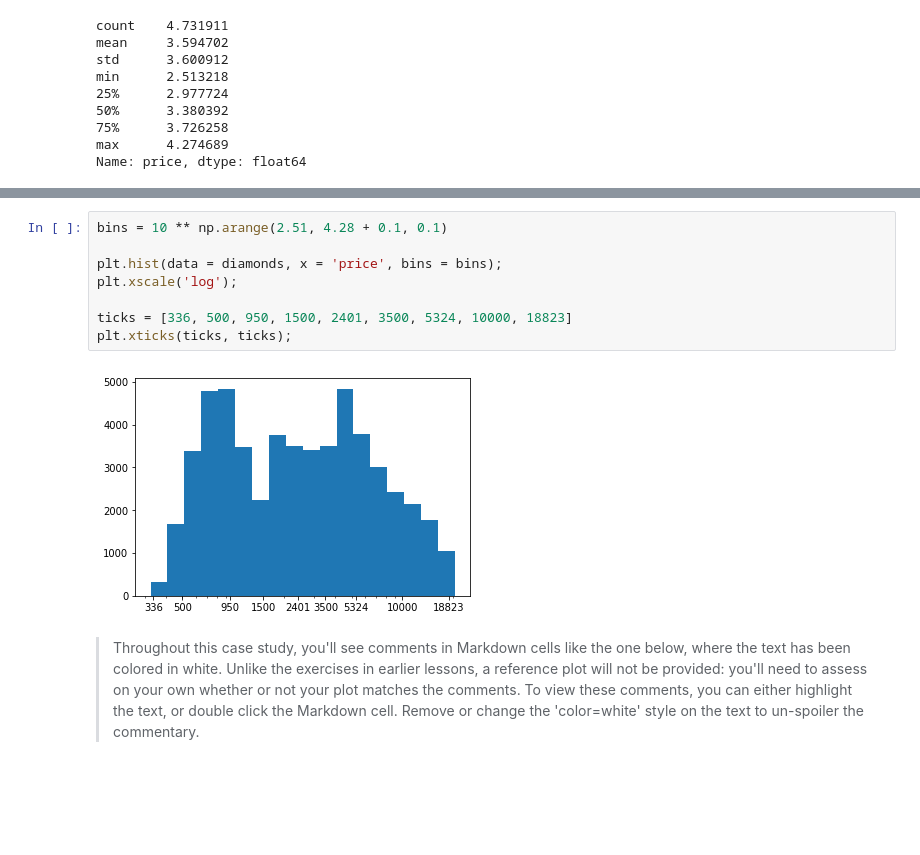
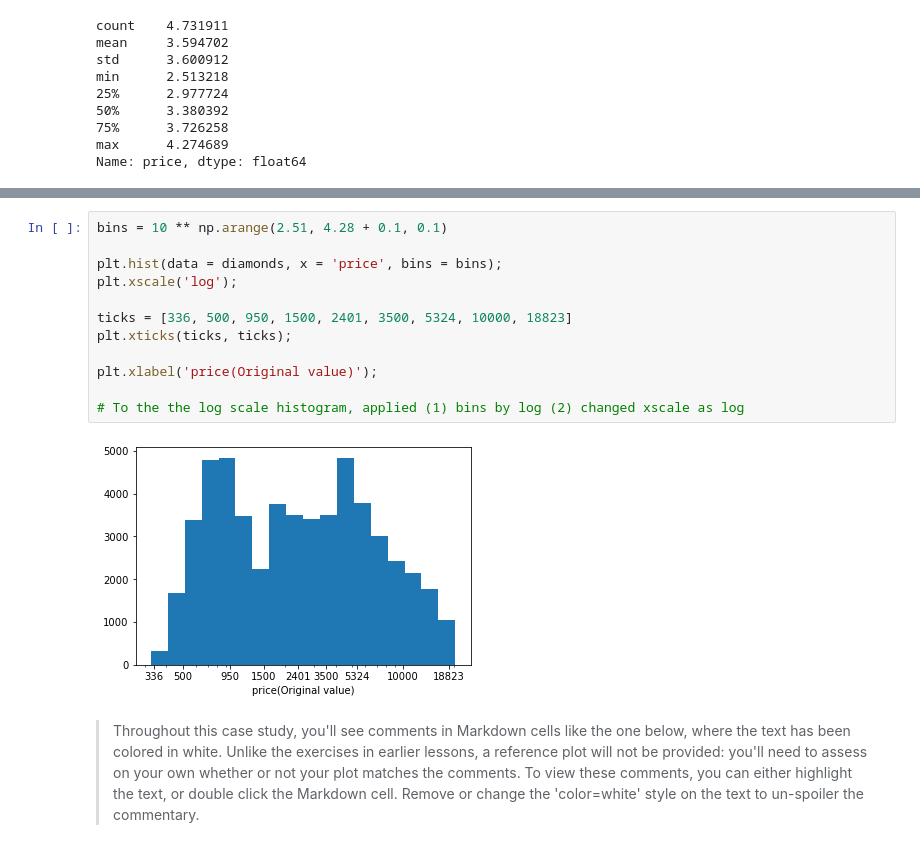
Before and after one commit to cpasean/Visualization, a Jupyter notebook: _Univariate_Exploration_hist_countplot per ratio.ipynb, the cells around one changed output, grey strips where cells are left out. Drawn from its saved outputs; the diff is of its cells as text; blank space fills up the shorter version.

```diff
--- a/_Univariate_Exploration_hist_countplot per ratio.ipynb
+++ b/_Univariate_Exploration_hist_countplot per ratio.ipynb
@@ -100,13 +161,17 @@ plt.hist(diamonds.price);
 # %%
 bins = 10 ** np.arange(2.51, 4.28 + 0.1, 0.1)
 
 plt.hist(data = diamonds, x = 'price', bins = bins);
 plt.xscale('log');
 
 ticks = [336, 500, 950, 1500, 2401, 3500, 5324, 10000, 18823]
 plt.xticks(ticks, ticks);
+
+plt.xlabel('price(Original value)');
+
+# To the the log scale histogram, applied (1) bins by log (2) changed xscale as log
 # %% [output]
-[figure, old version]
+[figure, new version]
 # %% [markdown]
 > Throughout this case study, you'll see comments in Markdown cells like the one below, where the text has been colored in white. Unlike the exercises in earlier lessons, a reference plot will not be provided: you'll need to assess on your own whether or not your plot matches the comments. To view these comments, you can either highlight the text, or double click the Markdown cell. Remove or change the 'color=white' style on the text to un-spoiler the commentary.
 # %% [markdown]
```
Also changed, not shown: parts of 21 cells of this notebook.
